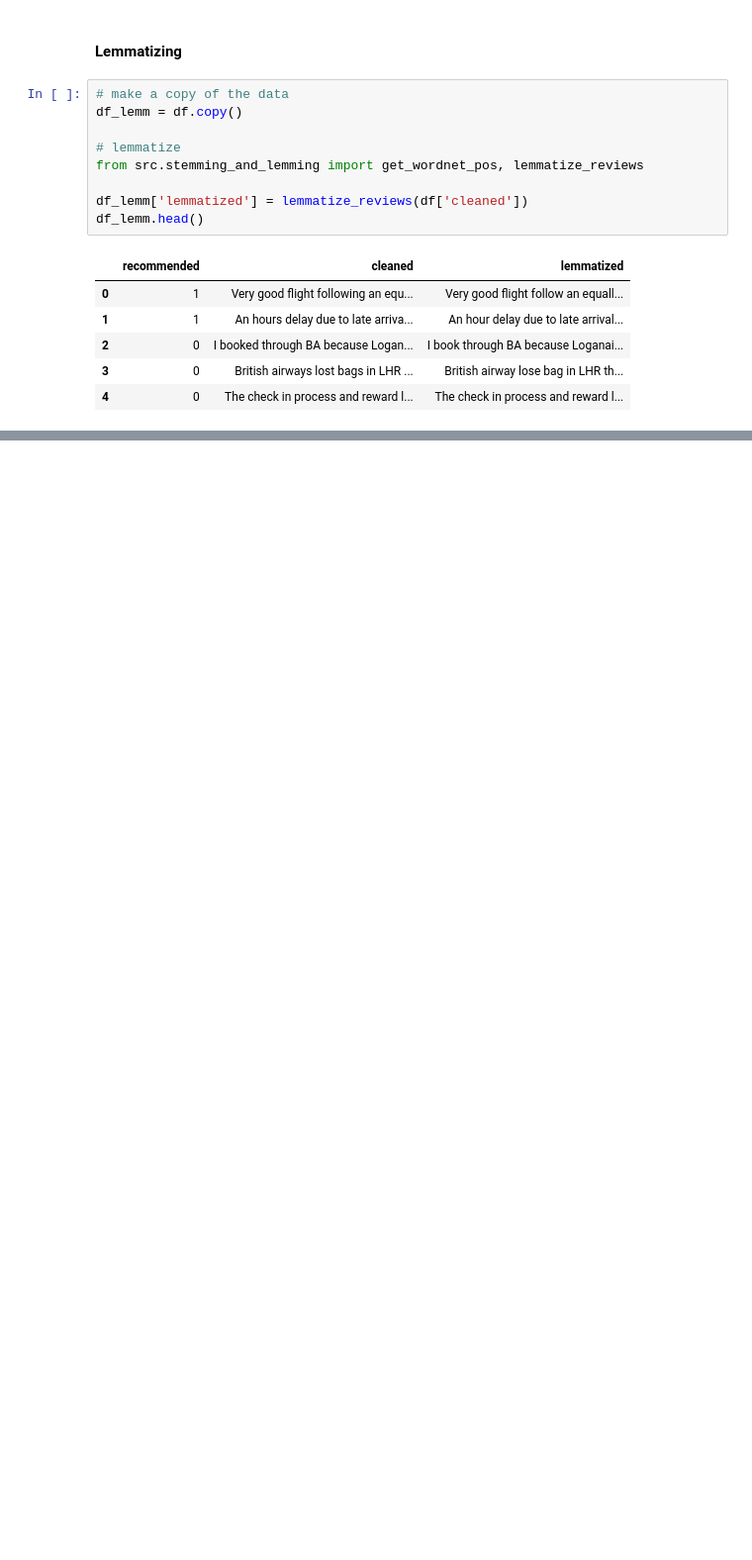
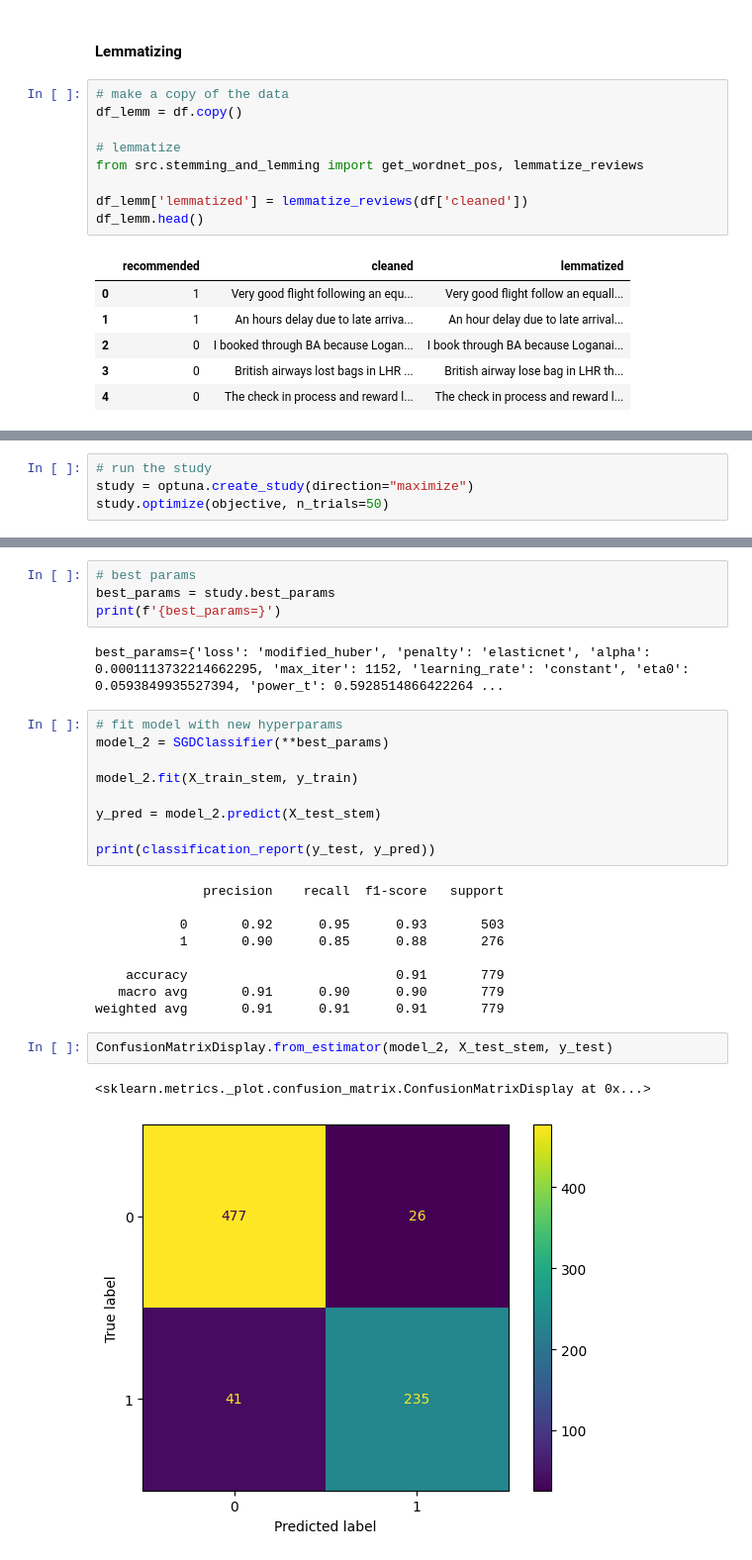
Before and after one commit to ryslipe/british_airlines, a Jupyter notebook: notebooks/07_sgdclassifier_model.ipynb, the cells around one changed output, grey strips where cells are left out. Shown at 99% size. Drawn from its saved outputs; the diff is of its cells as text; blank space fills up the shorter version.

Commit message:
hyperparameter tuning

```diff
--- a/notebooks/07_sgdclassifier_model.ipynb
+++ b/notebooks/07_sgdclassifier_model.ipynb
@@ -141,0 +170,4 @@ ConfusionMatrixDisplay.from_estimator(sgd_lem, X_test_lem, y_test)
+# %%
+# run the study
+study = optuna.create_study(direction="maximize")
+study.optimize(objective, n_trials=50)
@@ -141,0 +192,29 @@ ConfusionMatrixDisplay.from_estimator(sgd_lem, X_test_lem, y_test)
+# %%
+# best params
+best_params = study.best_params
+print(f'{best_params=}')
+# %% [output]
+best_params={'loss': 'modified_huber', 'penalty': 'elasticnet', 'alpha': 0.0001113732214662295, 'max_iter': 1152, 'learning_rate': 'constant', 'eta0': 0.0593849935527394, 'power_t': 0.5928514866422264 ...
+# %%
+# fit model with new hyperparams
+model_2 = SGDClassifier(**best_params)
+
+model_2.fit(X_train_stem, y_train)
+
+y_pred = model_2.predict(X_test_stem)
+
+print(classification_report(y_test, y_pred))
+# %% [output]
+              precision    recall  f1-score   support
+
+           0       0.92      0.95      0.93       503
+           1       0.90      0.85      0.88       276
+
+    accuracy                           0.91       779
+   macro avg       0.91      0.90      0.90       779
+weighted avg       0.91      0.91      0.91       779
+# %%
+ConfusionMatrixDisplay.from_estimator(model_2, X_test_stem, y_test)
+# %% [output]
+<sklearn.metrics._plot.confusion_matrix.ConfusionMatrixDisplay at 0x...>
+[figure, added]
```
Also changed, not shown: parts of 14 cells of this notebook, 6 other files.
